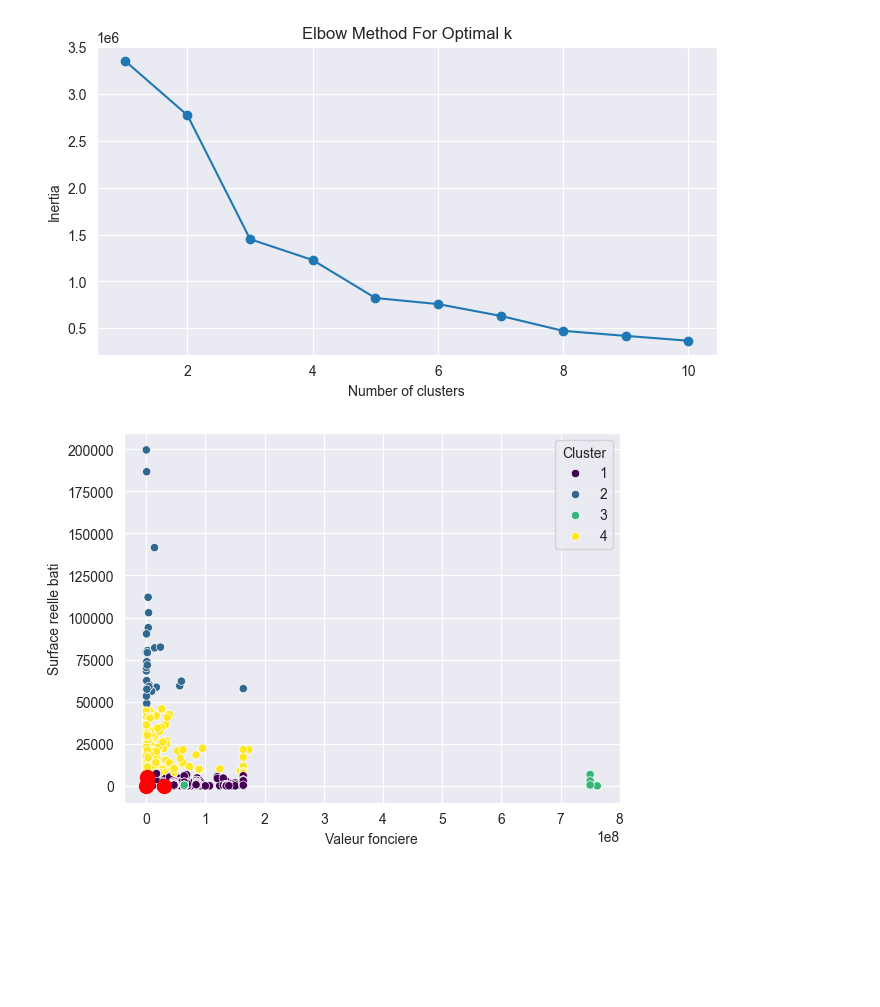
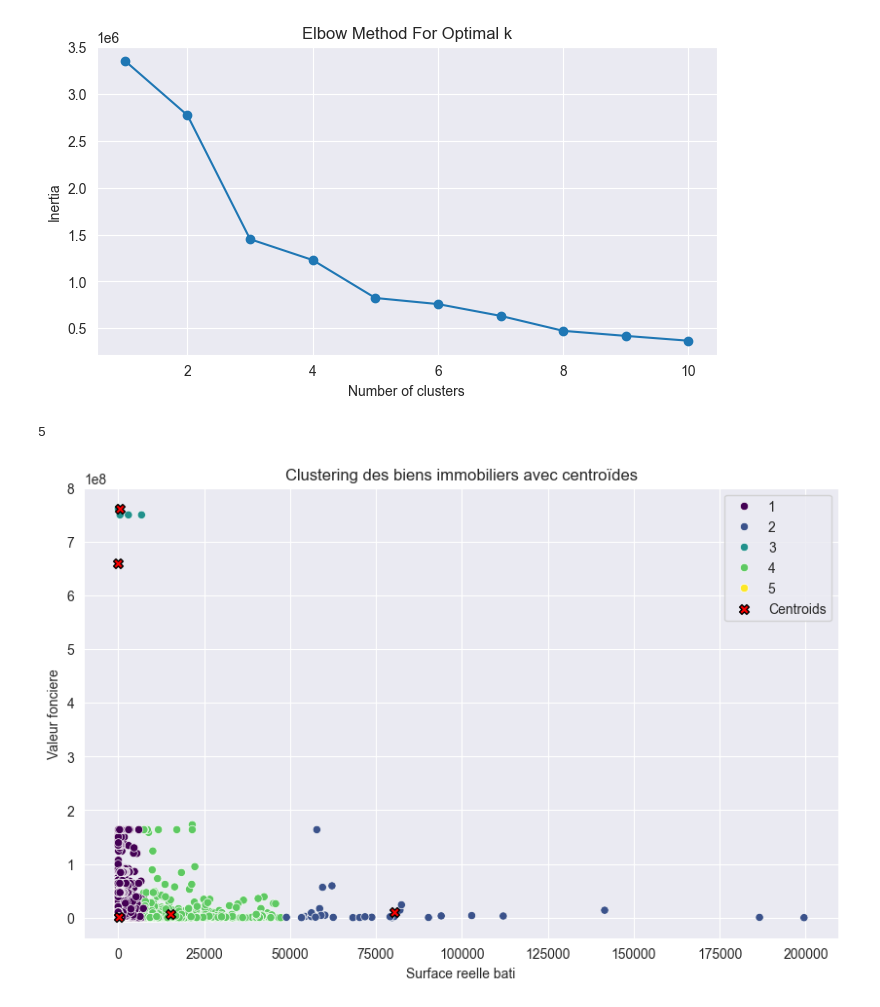
Before and after one commit to ktzkvin/Mastercamp, a Jupyter notebook: MasterCamp_TD_Project.ipynb, the cells around one changed output. Drawn from its saved outputs; the diff is of its cells as text; code cells hidden in the pictures; blank space fills up the shorter version.

```diff
--- a/MasterCamp_TD_Project.ipynb
+++ b/MasterCamp_TD_Project.ipynb
@@ -191,20 +191,38 @@ plt.ylabel('Inertia')
 plt.show()
 # %% [output]
 [figure]
+# %%
+from kneed import KneeLocator
+kl = KneeLocator(range(1, 11), wcss, curve="convex", direction="decreasing")
+kl.elbow
+# %% [output]
+5
 # %%
-# Apprentissage K-Means avec le nombre de clusters optimal (4)
-optimal_clusters = 4
+# Nombre optimal de clusters
+optimal_clusters = 5
+
+# Normalisation des données
+scaler = StandardScaler()
+df_scaled = scaler.fit_transform(df[['Surface reelle bati', 'Valeur fonciere', 'Prix m2']])
+
+# Apprentissage K-Means
 kmeans = KMeans(n_clusters=optimal_clusters, random_state=42)
 clusters = kmeans.fit_predict(df_scaled)
 
 # Ajout des clusters aux données d'origine
 df['Cluster'] = clusters + 1
 
-sns.scatterplot(data=df, x='Valeur fonciere', y='Surface reelle bati', hue='Cluster', palette='viridis')
-cluster_centers = scaler.inverse_transform(kmeans.cluster_centers_)
-plt.scatter(cluster_centers[:, 0], cluster_centers[:, 1], c='red', s=100, label='Centroids')
+# Visualisation des clusters avec les centroïdes
+plt.figure(figsize=(10, 6))
+sns.scatterplot(data=df, x='Surface reelle bati', y='Valeur fonciere', hue='Cluster', palette='viridis')
 
-
+# Ajouter les centroïdes
+centroids = scaler.inverse_transform(kmeans.cluster_centers_)
+plt.scatter(centroids[:, 0], centroids[:, 1], s=50, c='red', marker='X', edgecolors='black', label='Centroids')
+plt.legend(loc='upper right')
+plt.title('Clustering des biens immobiliers avec centroïdes')
+plt.xlabel('Surface reelle bati')
+plt.ylabel('Valeur fonciere')
 plt.show()
 # %% [output]
-[figure, old version]
+[figure, new version]
```
Also changed, not shown: parts of 11 cells of this notebook.
